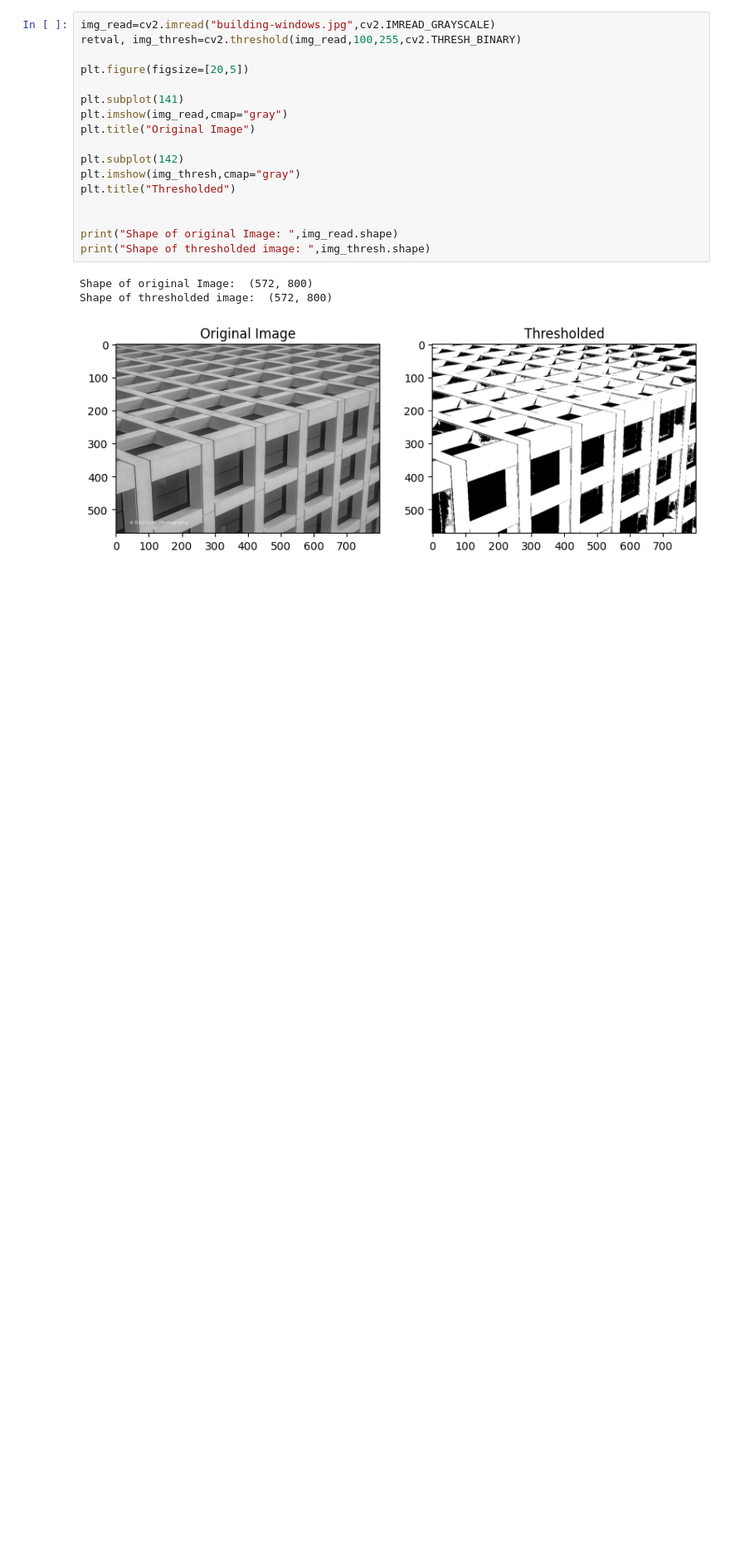
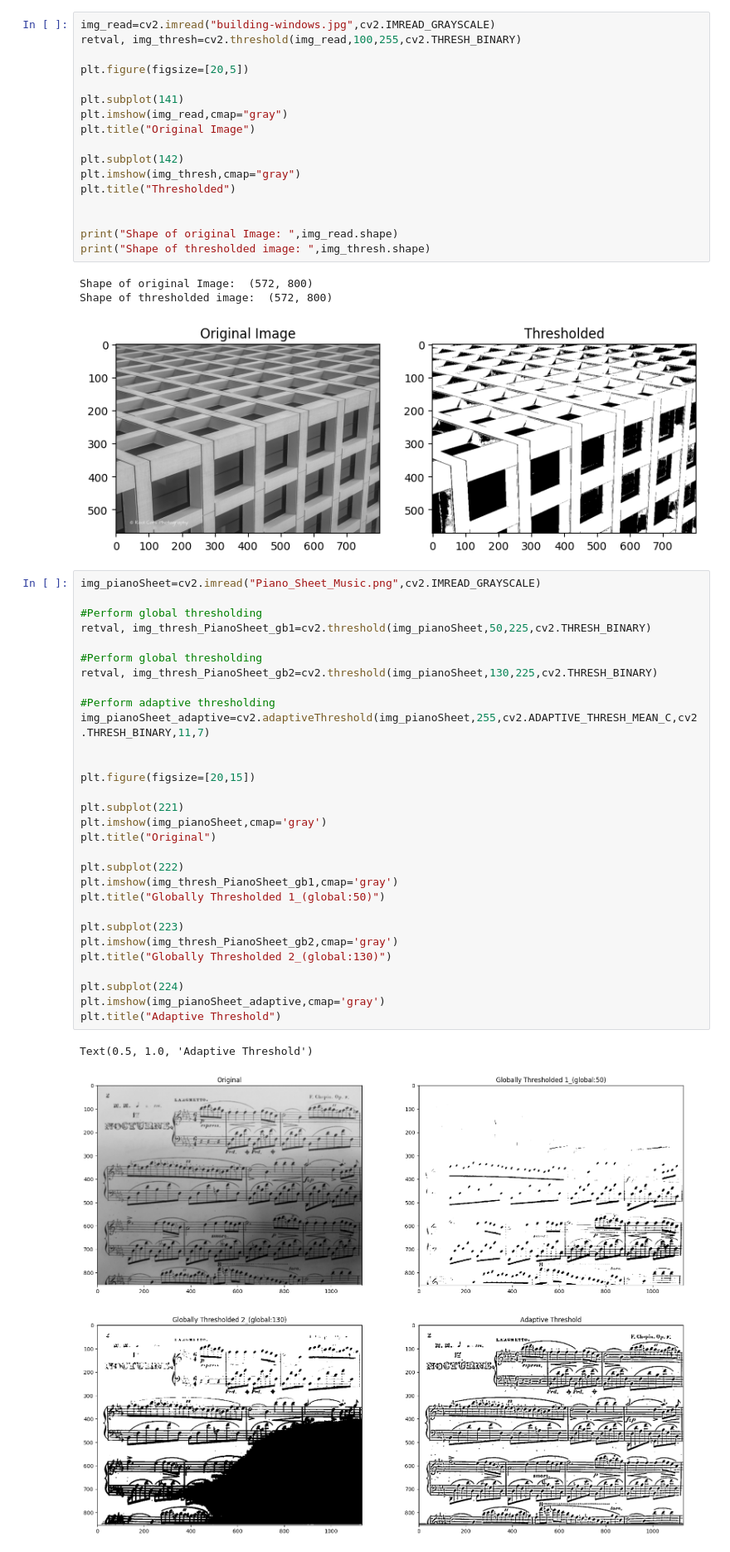
Before and after one commit to Sharjeel1042/OpenCV_Tutorial, a Jupyter notebook: ImageEnhancement.ipynb, the cells around one changed output. Shown at 83% size. Cells and saved outputs as stored; diff of their text form; blank space fills up the shorter version.

```diff
--- a/ImageEnhancement.ipynb
+++ b/ImageEnhancement.ipynb
@@ -171,3 +171,36 @@ print("Shape of thresholded image: ",img_thresh.shape)
 Shape of original Image:  (572, 800)
 Shape of thresholded image:  (572, 800)
 [figure]
+# %%
+img_pianoSheet=cv2.imread("Piano_Sheet_Music.png",cv2.IMREAD_GRAYSCALE)
+
+#Perform global thresholding
+retval, img_thresh_PianoSheet_gb1=cv2.threshold(img_pianoSheet,50,225,cv2.THRESH_BINARY)
+
+#Perform global thresholding
+retval, img_thresh_PianoSheet_gb2=cv2.threshold(img_pianoSheet,130,225,cv2.THRESH_BINARY)
+
+#Perform adaptive thresholding
+img_pianoSheet_adaptive=cv2.adaptiveThreshold(img_pianoSheet,255,cv2.ADAPTIVE_THRESH_MEAN_C,cv2.THRESH_BINARY,11,7)
+
+
+plt.figure(figsize=[20,15])
+
+plt.subplot(221)
+plt.imshow(img_pianoSheet,cmap='gray')
+plt.title("Original")
+
+plt.subplot(222)
+plt.imshow(img_thresh_PianoSheet_gb1,cmap='gray')
+plt.title("Globally Thresholded 1_(global:50)")
+
+plt.subplot(223)
+plt.imshow(img_thresh_PianoSheet_gb2,cmap='gray')
+plt.title("Globally Thresholded 2_(global:130)")
+
+plt.subplot(224)
+plt.imshow(img_pianoSheet_adaptive,cmap='gray')
+plt.title("Adaptive Threshold")
+# %% [output]
+Text(0.5, 1.0, 'Adaptive Threshold')
+[figure, added]
```
Also changed, not shown: parts of 20 cells of this notebook.
